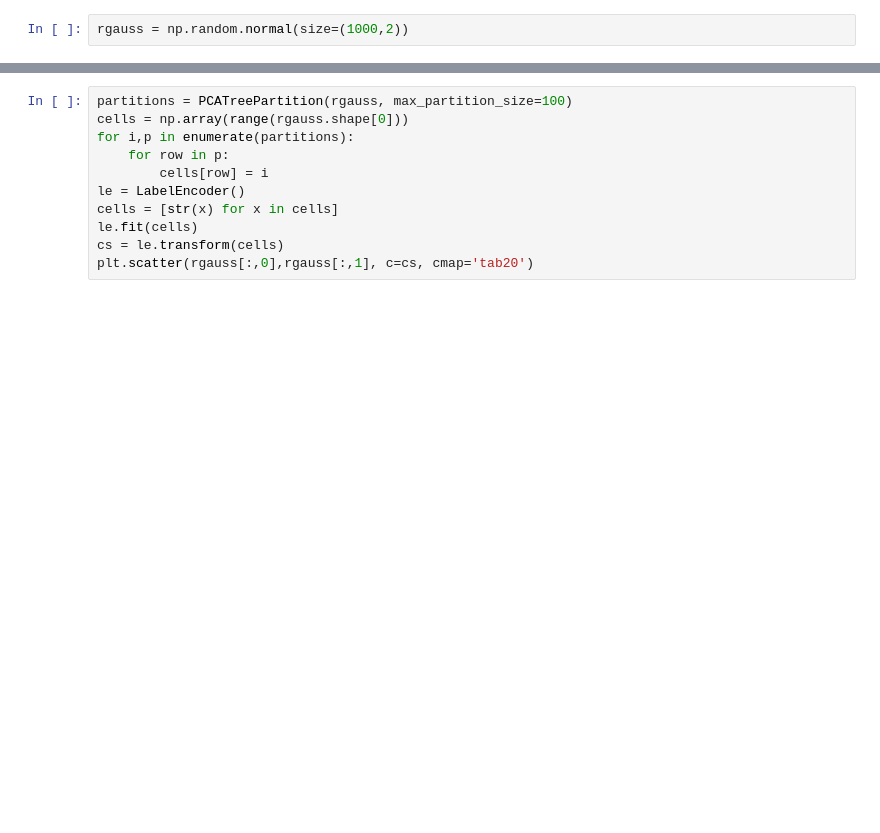
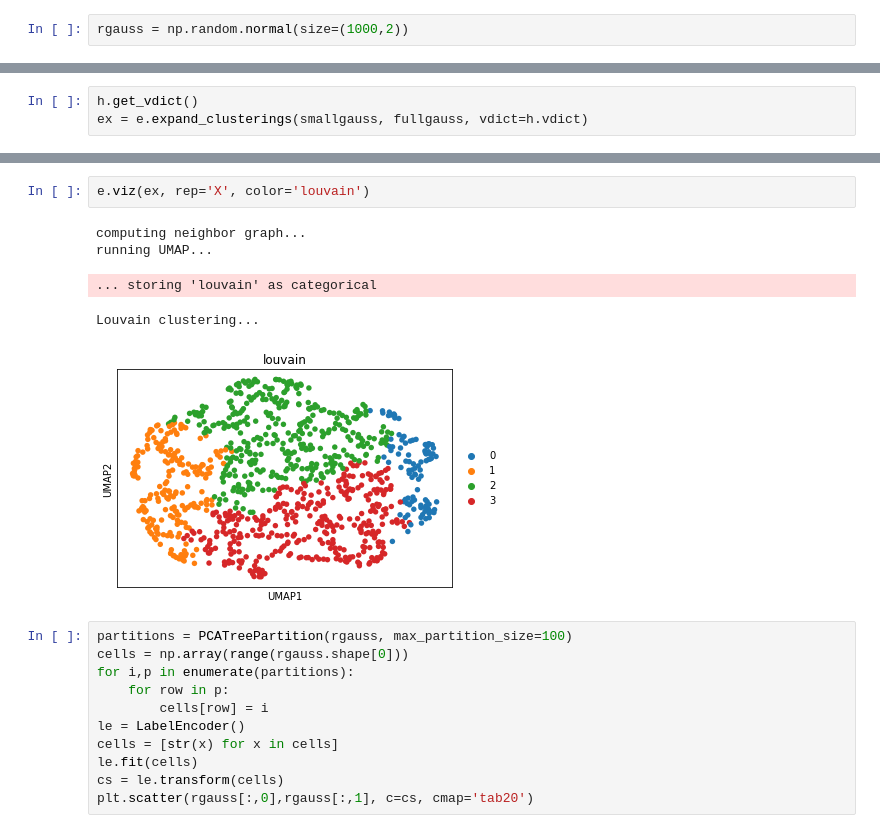
Before and after one commit to bendemeo/hopper, a Jupyter notebook: test.ipynb, the cells around one changed output, grey strips where cells are left out. Drawn from its saved outputs; the diff is of its cells as text; blank space fills up the shorter version.

```diff
--- a/test.ipynb
+++ b/test.ipynb
@@ -17,0 +68,3 @@ rgauss = np.random.normal(size=(1000,2))
+# %%
+h.get_vdict()
+ex = e.expand_clusterings(smallgauss, fullgauss, vdict=h.vdict)
@@ -18,3 +89,11 @@ rgauss = np.random.normal(size=(1000,2))
+# %%
+e.viz(ex, rep='X', color='louvain')
+# %% [output]
+computing neighbor graph...
+running UMAP...
+... storing 'louvain' as categorical
+Louvain clustering...
+[figure, added]
 # %%
 partitions = PCATreePartition(rgauss, max_partition_size=100)
 cells = np.array(range(rgauss.shape[0]))
```
Also changed, not shown: parts of 5 cells of this notebook, 1 other file.
